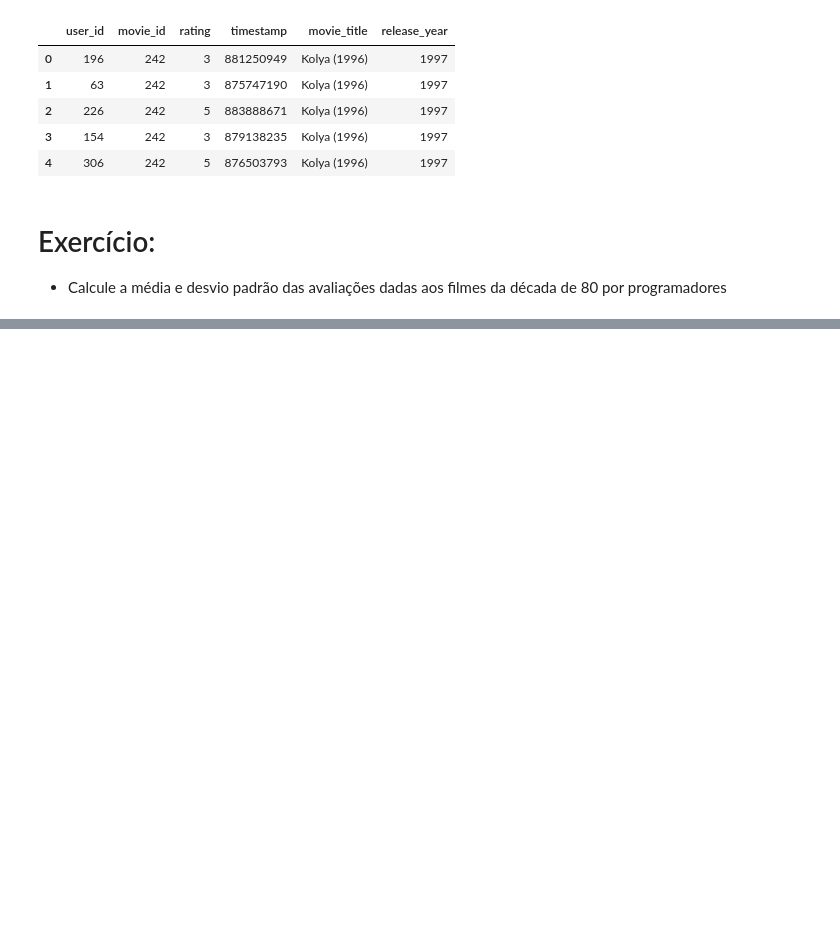
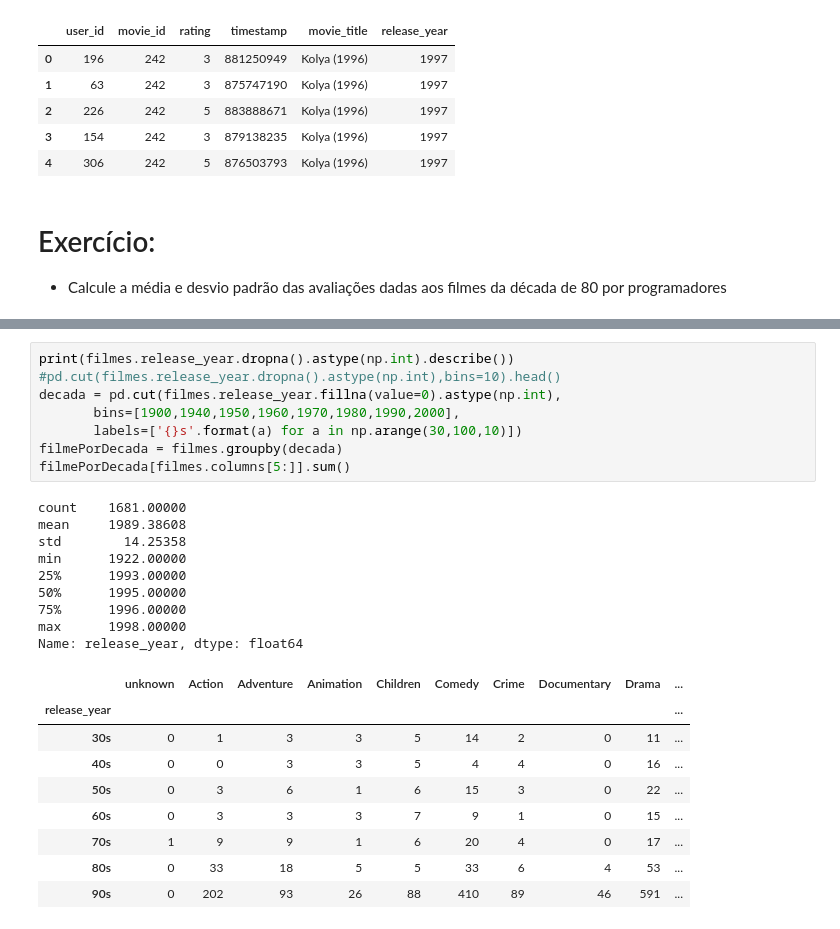
Before and after one commit to ProfLuciano/cd, a Jupyter notebook: slides/aula03-intro-pandas-part2.ipynb, the cells around one changed output, grey strips where cells are left out. Saved outputs shown, nothing was run; the diff lists cells and outputs as text; blank space fills up the shorter version.

```diff
--- a/slides/aula03-intro-pandas-part2.ipynb
+++ b/slides/aula03-intro-pandas-part2.ipynb
@@ -239,0 +287,27 @@ selecao.rating.mean(), selecao.rating.std()
+# %%
+print(filmes.release_year.dropna().astype(np.int).describe())
+#pd.cut(filmes.release_year.dropna().astype(np.int),bins=10).head()
+decada = pd.cut(filmes.release_year.fillna(value=0).astype(np.int),
+       bins=[1900,1940,1950,1960,1970,1980,1990,2000],
+       labels=['{}s'.format(a) for a in np.arange(30,100,10)])
+filmePorDecada = filmes.groupby(decada)
+filmePorDecada[filmes.columns[5:]].sum()
+# %% [output]
+count    1681.00000
+mean     1989.38608
+std        14.25358
+min      1922.00000
+25%      1993.00000
+50%      1995.00000
+75%      1996.00000
+max      1998.00000
+Name: release_year, dtype: float64
+|  | unknown | Action | Adventure | Animation | Children | Comedy | Crime | Documentary | Drama | ... |
+| release_year |  |  |  |  |  |  |  |  |  | ... |
+| 30s | 0 | 1 | 3 | 3 | 5 | 14 | 2 | 0 | 11 | ... |
+| 40s | 0 | 0 | 3 | 3 | 5 | 4 | 4 | 0 | 16 | ... |
+| 50s | 0 | 3 | 6 | 1 | 6 | 15 | 3 | 0 | 22 | ... |
+| 60s | 0 | 3 | 3 | 3 | 7 | 9 | 1 | 0 | 15 | ... |
+| 70s | 1 | 9 | 9 | 1 | 6 | 20 | 4 | 0 | 17 | ... |
+| 80s | 0 | 33 | 18 | 5 | 5 | 33 | 6 | 4 | 53 | ... |
+| 90s | 0 | 202 | 93 | 26 | 88 | 410 | 89 | 46 | 591 | ... |
```
Also changed, not shown: parts of 9 cells of this notebook, 1 other file.
